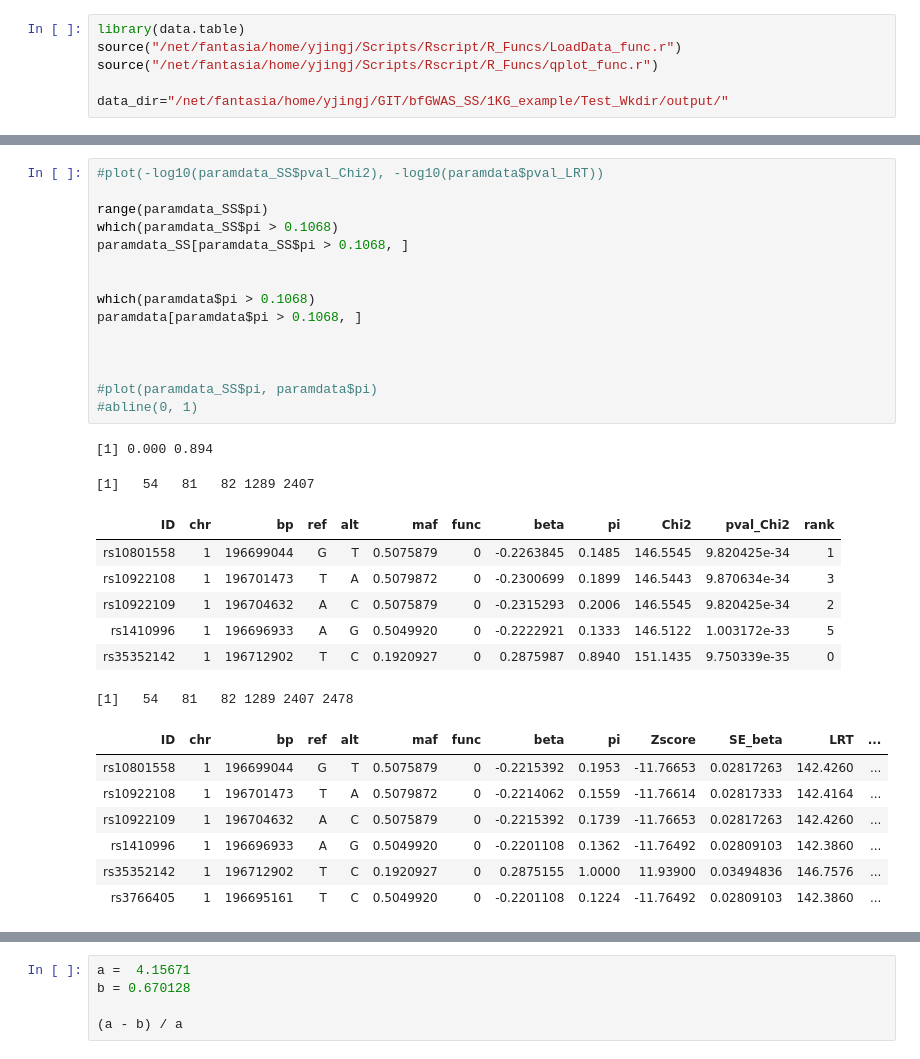
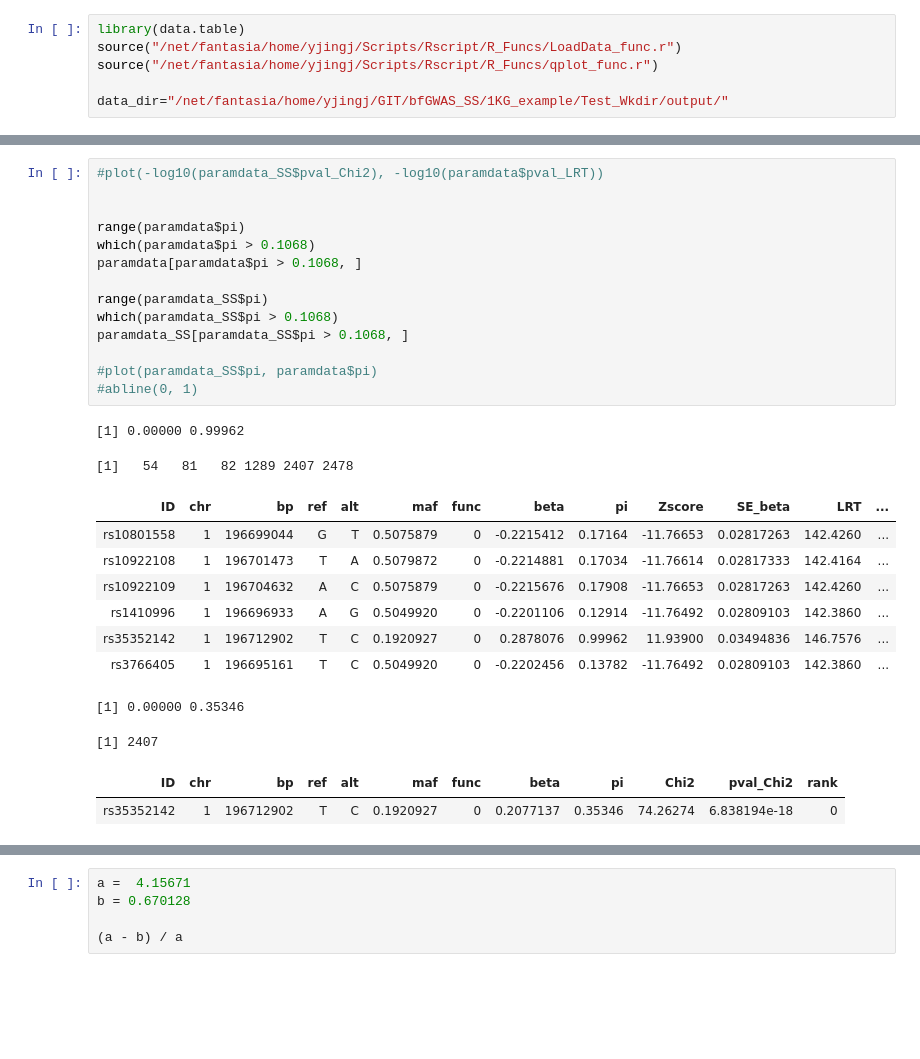
Before and after one commit to jche453/BGW-TWAS, a Jupyter notebook: 1KG_example/Test_Wkdir/output/TestRscript.ipynb, the cells around one changed output, grey strips where cells are left out. Drawn from its saved outputs; the diff is of its cells as text; blank space fills up the shorter version.

```diff
--- a/1KG_example/Test_Wkdir/output/TestRscript.ipynb
+++ b/1KG_example/Test_Wkdir/output/TestRscript.ipynb
@@ -37,32 +42,28 @@ sum(paramdata$ID == paramdata_SS$ID)
 # %%
 #plot(-log10(paramdata_SS$pval_Chi2), -log10(paramdata$pval_LRT))
+
+
+range(paramdata$pi)
+which(paramdata$pi > 0.1068)
+paramdata[paramdata$pi > 0.1068, ]
 
 range(paramdata_SS$pi)
 which(paramdata_SS$pi > 0.1068)
 paramdata_SS[paramdata_SS$pi > 0.1068, ]
 
-
-which(paramdata$pi > 0.1068)
-paramdata[paramdata$pi > 0.1068, ]
-
-
-
 #plot(paramdata_SS$pi, paramdata$pi)
 #abline(0, 1)
 # %% [output]
-[1] 0.000 0.894
+[1] 0.00000 0.99962
-[1]   54   81   82 1289 2407
+[1]   54   81   82 1289 2407 2478
-| ID | chr | bp | ref | alt | maf | func | beta | pi | Chi2 | pval_Chi2 | rank |
-| rs10801558 | 1 | 196699044 | G | T | 0.5075879 | 0 | -0.2263845 | 0.1485 | 146.5545 | 9.820425e-34 | 1 |
-| rs10922108 | 1 | 196701473 | T | A | 0.5079872 | 0 | -0.2300699 | 0.1899 | 146.5443 | 9.870634e-34 | 3 |
-| rs10922109 | 1 | 196704632 | A | C | 0.5075879 | 0 | -0.2315293 | 0.2006 | 146.5545 | 9.820425e-34 | 2 |
-| rs1410996 | 1 | 196696933 | A | G | 0.5049920 | 0 | -0.2222921 | 0.1333 | 146.5122 | 1.003172e-33 | 5 |
-| rs35352142 | 1 | 196712902 | T | C | 0.1920927 | 0 | 0.2875987 | 0.8940 | 151.1435 | 9.750339e-35 | 0 |
+| ID | chr | bp | ref | alt | maf | func | beta | pi | Zscore | SE_beta | LRT | ... |
+| rs10801558 | 1 | 196699044 | G | T | 0.5075879 | 0 | -0.2215412 | 0.17164 | -11.76653 | 0.02817263 | 142.4260 | ... |
+| rs10922108 | 1 | 196701473 | T | A | 0.5079872 | 0 | -0.2214881 | 0.17034 | -11.76614 | 0.02817333 | 142.4164 | ... |
+| rs10922109 | 1 | 196704632 | A | C | 0.5075879 | 0 | -0.2215676 | 0.17908 | -11.76653 | 0.02817263 | 142.4260 | ... |
+| rs1410996 | 1 | 196696933 | A | G | 0.5049920 | 0 | -0.2201106 | 0.12914 | -11.76492 | 0.02809103 | 142.3860 | ... |
+| rs35352142 | 1 | 196712902 | T | C | 0.1920927 | 0 | 0.2878076 | 0.99962 | 11.93900 | 0.03494836 | 146.7576 | ... |
+| rs3766405 | 1 | 196695161 | T | C | 0.5049920 | 0 | -0.2202456 | 0.13782 | -11.76492 | 0.02809103 | 142.3860 | ... |
-[1]   54   81   82 1289 2407 2478
+[1] 0.00000 0.35346
+[1] 2407
-| ID | chr | bp | ref | alt | maf | func | beta | pi | Zscore | SE_beta | LRT | ... |
-| rs10801558 | 1 | 196699044 | G | T | 0.5075879 | 0 | -0.2215392 | 0.1953 | -11.76653 | 0.02817263 | 142.4260 | ... |
-| rs10922108 | 1 | 196701473 | T | A | 0.5079872 | 0 | -0.2214062 | 0.1559 | -11.76614 | 0.02817333 | 142.4164 | ... |
-| rs10922109 | 1 | 196704632 | A | C | 0.5075879 | 0 | -0.2215392 | 0.1739 | -11.76653 | 0.02817263 | 142.4260 | ... |
-| rs1410996 | 1 | 196696933 | A | G | 0.5049920 | 0 | -0.2201108 | 0.1362 | -11.76492 | 0.02809103 | 142.3860 | ... |
-| rs35352142 | 1 | 196712902 | T | C | 0.1920927 | 0 | 0.2875155 | 1.0000 | 11.93900 | 0.03494836 | 146.7576 | ... |
-| rs3766405 | 1 | 196695161 | T | C | 0.5049920 | 0 | -0.2201108 | 0.1224 | -11.76492 | 0.02809103 | 142.3860 | ... |
+| ID | chr | bp | ref | alt | maf | func | beta | pi | Chi2 | pval_Chi2 | rank |
+| rs35352142 | 1 | 196712902 | T | C | 0.1920927 | 0 | 0.2077137 | 0.35346 | 74.26274 | 6.838194e-18 | 0 |
```
Also changed, not shown: parts of 2 cells of this notebook, 20 other files.
